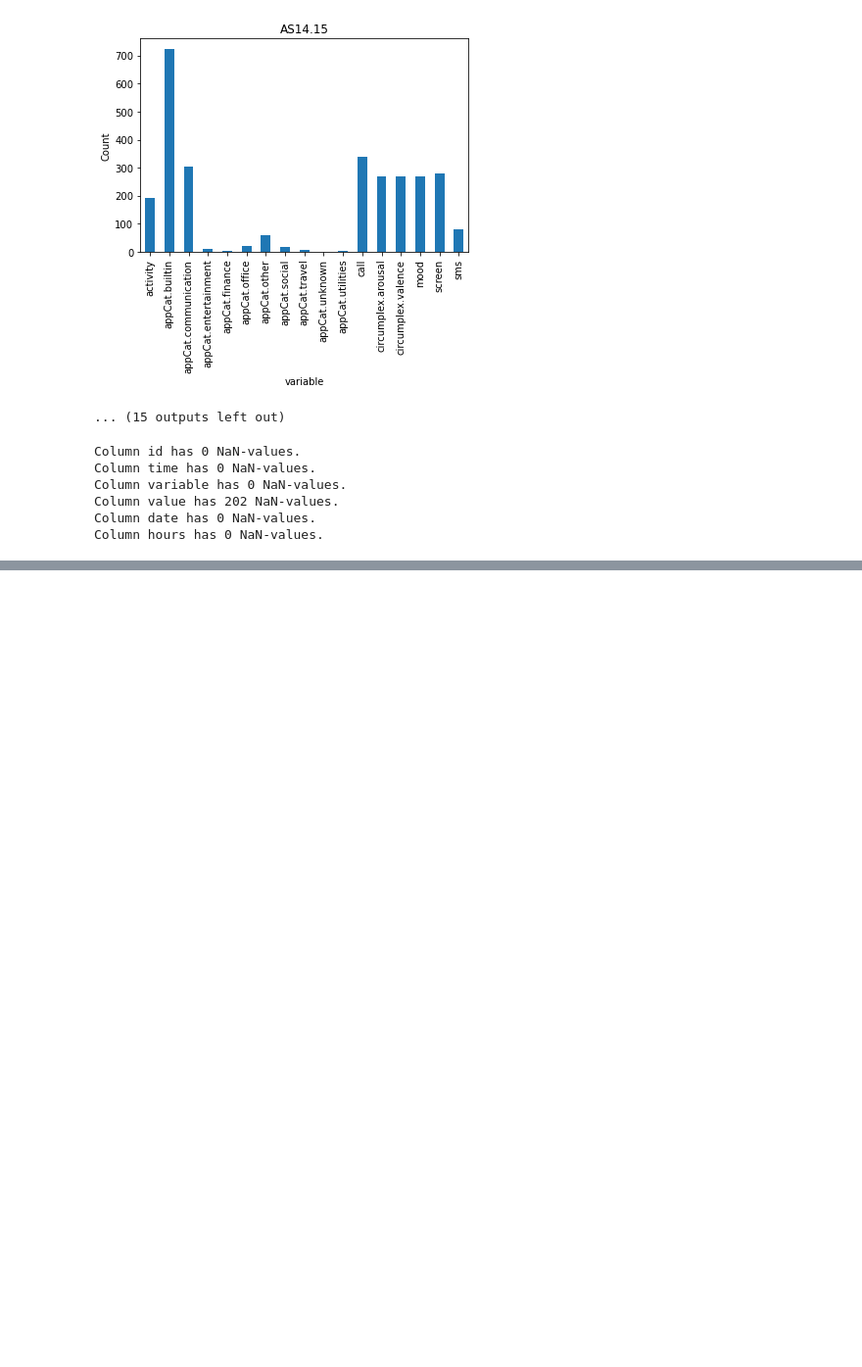
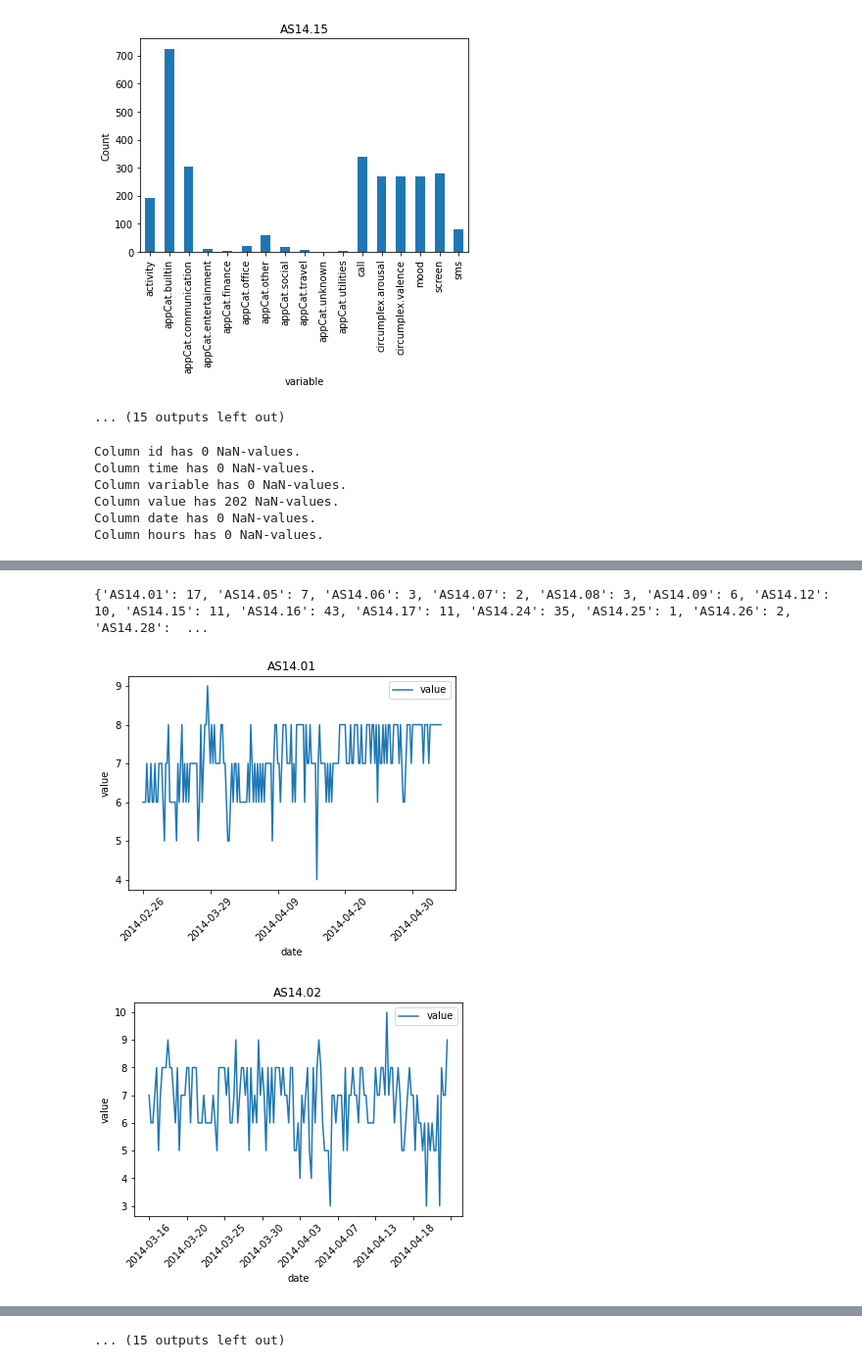
Before and after one commit to koetjboe/DMT85, a Jupyter notebook: DMT85_assignment1.ipynb, the cells around one changed output, grey strips where cells are left out. Shown at 98% size. Drawn from its saved outputs; the diff is of its cells as text; code cells hidden in the pictures; blank space fills up the shorter version.

```diff
--- a/DMT85_assignment1.ipynb
+++ b/DMT85_assignment1.ipynb
@@ -284,0 +199,9 @@ Name: screen, Length: 378885, dtype: float64
+# %%
+# check for which variable(s) NaN-values exist
+variables_with_NaN = df[df.isna().any(axis=1)]['variable'].unique()
+count_dict = {var: 0 for var in variables_with_NaN}
+
+for var in variables_with_NaN:
+    count_dict[var] = len(df[df['variable'] == var]) - df[df['variable'] == var].count()
+
+print(count_dict)
@@ -284,0 +222,26 @@ Name: screen, Length: 378885, dtype: float64
+# %%
+# check for which user(s) NaN-values
+users_with_NaN = df[df.isna().any(axis=1)]['id'].unique()
+
+count_dict = {user: 0 for var in variables_with_NaN}
+
+for user in users_with_NaN:
+    count_dict[user] = len(df[df['id'] == user]['value']) - df[df['id'] == user]['value'].count()
+
+print(count_dict)
+# %% [output]
+{'AS14.01': 17, 'AS14.05': 7, 'AS14.06': 3, 'AS14.07': 2, 'AS14.08': 3, 'AS14.09': 6, 'AS14.12': 10, 'AS14.15': 11, 'AS14.16': 43, 'AS14.17': 11, 'AS14.24': 35, 'AS14.25': 1, 'AS14.26': 2, 'AS14.28':  ...
+# %%
+# check mood value per day
+def time_series_per_variable(df, variable):
+    for user in users:
+        temp_df = df[(df['id'] == user) & (df['variable'] == variable)]
+        temp_df.set_index('date').plot(kind='line', title=user, ylabel='value')
+        locs, labels = plt.xticks()
+        plt.setp(labels, rotation=45)
+        plt.show()
+# %%
+time_series_per_variable(df, 'mood')
+# %% [output]
+[figure, added]
+[figure, added]
@@ -284,0 +258 @@ Name: screen, Length: 378885, dtype: float64
+... (15 outputs left out)
```
Also changed, not shown: parts of 23 cells of this notebook.
